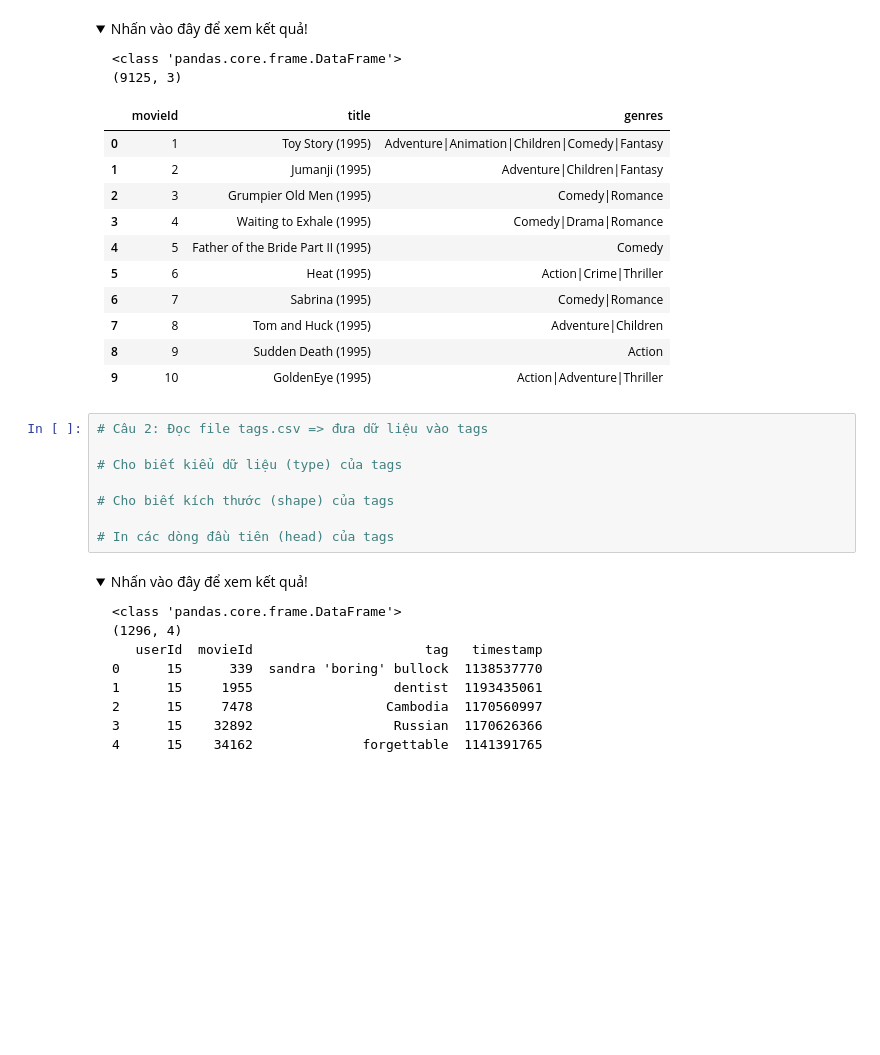
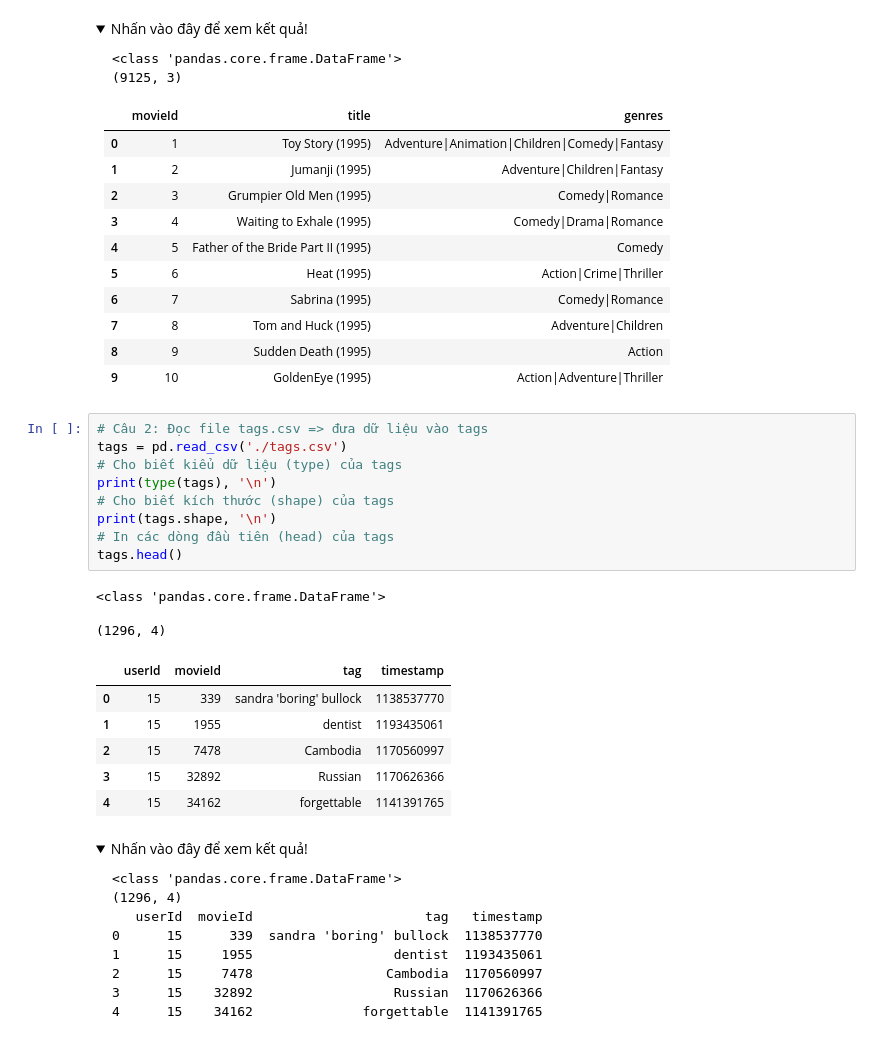
Before and after one commit to galvin96/course-MachineLearning, a Jupyter notebook: Bai_5/5.3/Chapter5_Exercise3.ipynb, the cells around one changed output. Saved outputs shown, nothing was run; the diff lists cells and outputs as text; folded sections open; blank space fills up the shorter version.

```diff
--- a/Bai_5/5.3/Chapter5_Exercise3.ipynb
+++ b/Bai_5/5.3/Chapter5_Exercise3.ipynb
@@ -105,12 +116,23 @@ import pandas as pd
 </details>
 # %%
 # Câu 2: Đọc file tags.csv => đưa dữ liệu vào tags
-
+tags = pd.read_csv('./tags.csv')
 # Cho biết kiểu dữ liệu (type) của tags
-
+print(type(tags), '\n')
 # Cho biết kích thước (shape) của tags
-
+print(tags.shape, '\n')
 # In các dòng đầu tiên (head) của tags
+tags.head()
+# %% [output]
+<class 'pandas.core.frame.DataFrame'>
+
+(1296, 4)
+|  | userId | movieId | tag | timestamp |
+| 0 | 15 | 339 | sandra 'boring' bullock | 1138537770 |
+| 1 | 15 | 1955 | dentist | 1193435061 |
+| 2 | 15 | 7478 | Cambodia | 1170560997 |
+| 3 | 15 | 32892 | Russian | 1170626366 |
+| 4 | 15 | 34162 | forgettable | 1141391765 |
 # %% [markdown]
 <details>
   <summary>Nhấn vào đây để xem kết quả!</summary>
```
Also changed, not shown: parts of 7 cells of this notebook.
